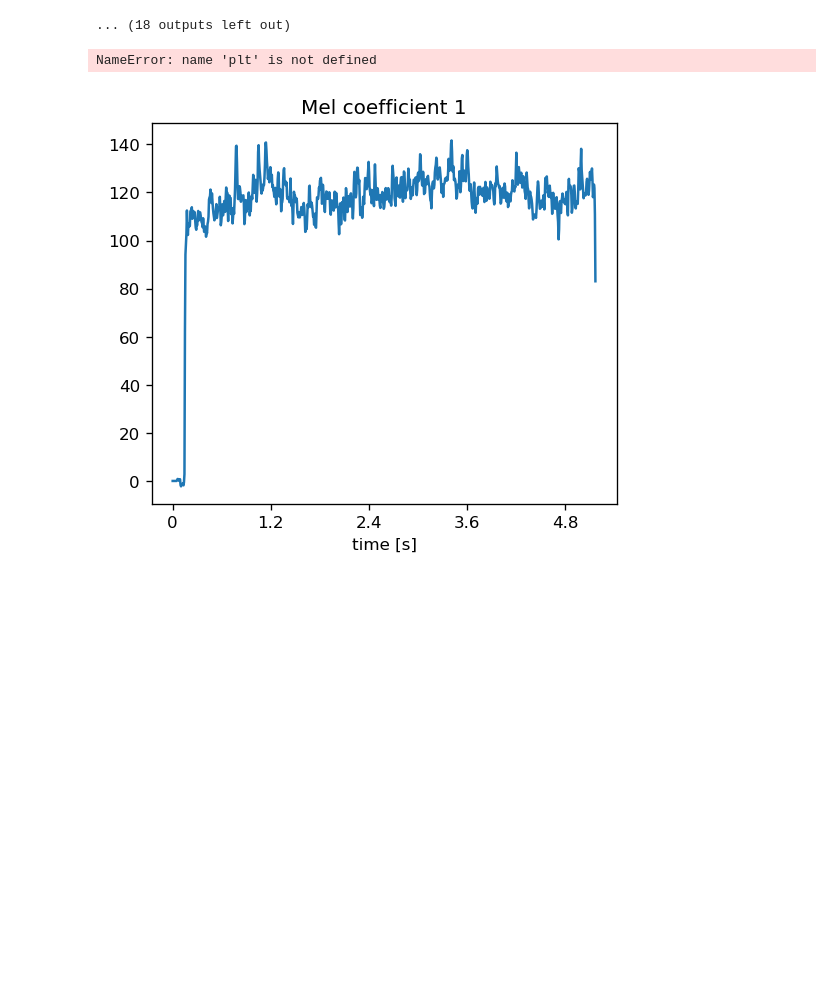
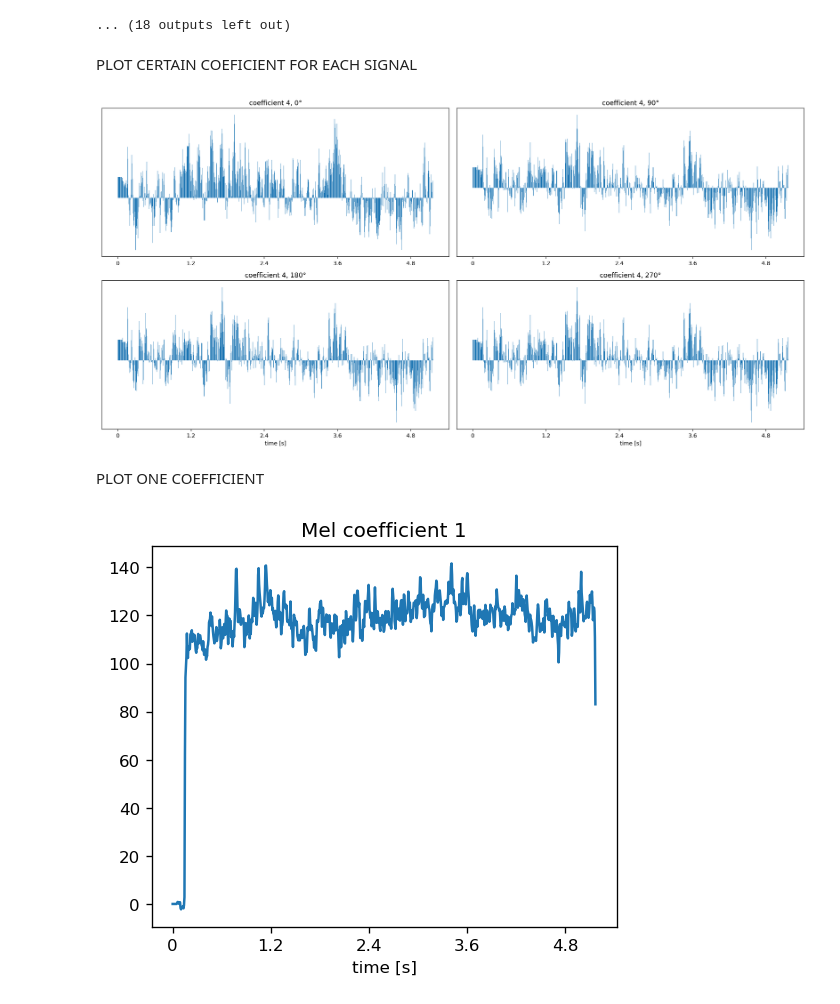
Before and after one commit to Rendsnack/Thesis-SMSL, a Jupyter notebook: Project4_NN/feature_analysis.ipynb, the cells around one changed output. Drawn from its saved outputs; the diff is of its cells as text; code cells hidden in the pictures; blank space fills up the shorter version.

```diff
--- a/Project4_NN/feature_analysis.ipynb
+++ b/Project4_NN/feature_analysis.ipynb
@@ -383,43 +496,47 @@ for coef in range(0,40):
 [figure]
 [figure]
 ... (18 outputs left out)
+# %% [markdown]
+PLOT CERTAIN COEFICIENT FOR EACH SIGNAL
 # %%
 coef = 4
-plt.figure(figsize=(18, 4.2),dpi=120)
-plt.subplot(1,5,1)
-plt.bar(np.arange(len(mfcc_pre[coef,:])),mfcc_pre[coef,:], align='center', alpha=1)
-plt.xlabel('time [s]')
-plt.xticks([0,200,400,600,800],[0,1.2,2.4,3.6,4.8])
-plt.title(f'coefficient {coef}, original')
-plt.ylabel('standardized coefficient value')
-plt.subplot(1,5,2)
+plt.figure(figsize=(18, 9),dpi=140)
+
+plt.subplot(2,2,1)
 plt.bar(np.arange(len(mfcc_post_0[coef,:])),mfcc_post_0[coef,:], align='center', alpha=1)
-plt.xlabel('time [s]')
+plt.xlabel('')
 plt.xticks([0,200,400,600,800],[0,1.2,2.4,3.6,4.8])
 plt.yticks([])
 plt.title(f'coefficient {coef}, 0°')
-plt.subplot(1,5,3)
+
+plt.subplot(2,2,2)
 plt.bar(np.arange(len(mfcc_post_90[coef,:])),mfcc_post_90[coef,:], align='center', alpha=1)
-plt.xlabel('time [s]')
+plt.xlabel('')
 plt.xticks([0,200,400,600,800],[0,1.2,2.4,3.6,4.8])
 plt.yticks([])
 plt.title(f'coefficient {coef}, 90°')
-plt.subplot(1,5,4)
+
+plt.subplot(2,2,3)
 plt.bar(np.arange(len(mfcc_post_180[coef,:])),mfcc_post_180[coef,:], align='center', alpha=1)
 plt.xlabel('time [s]')
 plt.xticks([0,200,400,600,800],[0,1.2,2.4,3.6,4.8])
 plt.yticks([])
 plt.title(f'coefficient {coef}, 180°')
-plt.subplot(1,5,5)
+
+plt.subplot(2,2,4)
 plt.bar(np.arange(len(mfcc_post_270[coef,:])),mfcc_post_270[coef,:], align='center', alpha=1)
 plt.xlabel('time [s]')
 plt.xticks([0,200,400,600,800],[0,1.2,2.4,3.6,4.8])
 plt.yticks([])
 plt.title(f'coefficient {coef}, 270°')
-plt.savefig('D:/Users/MC/Documents/UNI/MASTER/thesis/SCRIPTURE_FIGURES/H6/coef_diff_dir.png')
+
+plt.tight_layout()
+# plt.savefig('D:/Users/MC/Documents/UNI/MASTER/thesis/SCRIPTURE_FIGURES/H6/coef_diff_dir.png')
 plt.show()
 # %% [output]
-NameError: name 'plt' is not defined
+[figure, added]
+# %% [markdown]
+PLOT ONE COEFFICIENT
 # %%
 #MEL COEFFICIENT
 coef = 1
```
Also changed, not shown: parts of 59 cells of this notebook, 1 other file.
